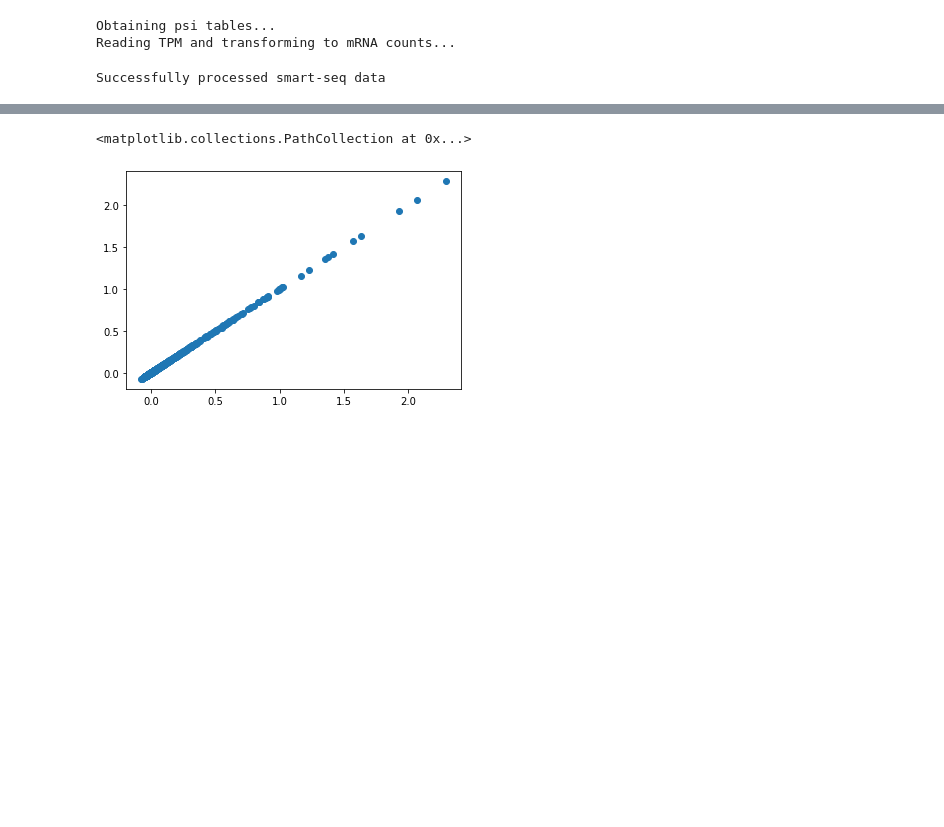
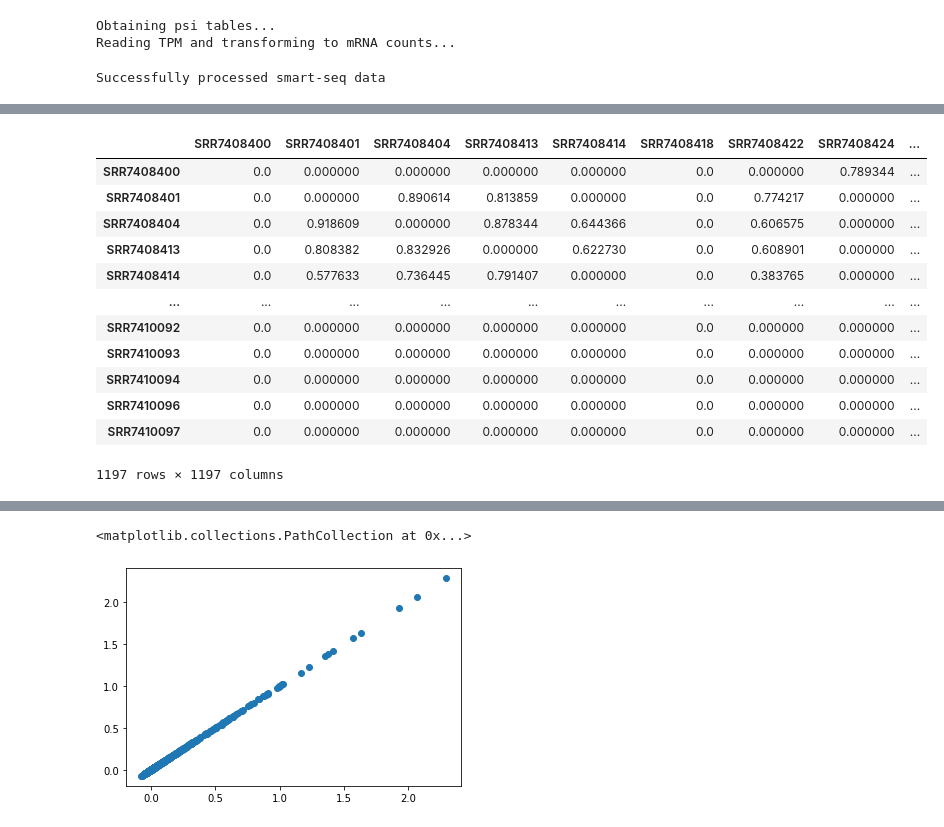
Before and after one commit to lareaulab/psix, a Jupyter notebook: psix/Untitled.ipynb, the cells around one changed output, grey strips where cells are left out. Saved outputs shown, nothing was run; the diff lists cells and outputs as text; code cells hidden in the pictures; blank space fills up the shorter version.

```diff
--- a/psix/Untitled.ipynb
+++ b/psix/Untitled.ipynb
@@ -148,0 +381,16 @@ psix_object.get_cell_metric(latent='/mnt/lareaulab/cfbuenabadn/data_sc_regulatio
+# %%
+psix_object.adata.uns['cell_metric']
+# %% [output]
+|  | SRR7408400 | SRR7408401 | SRR7408404 | SRR7408413 | SRR7408414 | SRR7408418 | SRR7408422 | SRR7408424 | ... |
+| SRR7408400 | 0.0 | 0.000000 | 0.000000 | 0.000000 | 0.000000 | 0.0 | 0.000000 | 0.789344 | ... |
+| SRR7408401 | 0.0 | 0.000000 | 0.890614 | 0.813859 | 0.000000 | 0.0 | 0.774217 | 0.000000 | ... |
+| SRR7408404 | 0.0 | 0.918609 | 0.000000 | 0.878344 | 0.644366 | 0.0 | 0.606575 | 0.000000 | ... |
+| SRR7408413 | 0.0 | 0.808382 | 0.832926 | 0.000000 | 0.622730 | 0.0 | 0.608901 | 0.000000 | ... |
+| SRR7408414 | 0.0 | 0.577633 | 0.736445 | 0.791407 | 0.000000 | 0.0 | 0.383765 | 0.000000 | ... |
+| ... | ... | ... | ... | ... | ... | ... | ... | ... | ... |
+| SRR7410092 | 0.0 | 0.000000 | 0.000000 | 0.000000 | 0.000000 | 0.0 | 0.000000 | 0.000000 | ... |
+| SRR7410093 | 0.0 | 0.000000 | 0.000000 | 0.000000 | 0.000000 | 0.0 | 0.000000 | 0.000000 | ... |
+| SRR7410094 | 0.0 | 0.000000 | 0.000000 | 0.000000 | 0.000000 | 0.0 | 0.000000 | 0.000000 | ... |
+| SRR7410096 | 0.0 | 0.000000 | 0.000000 | 0.000000 | 0.000000 | 0.0 | 0.000000 | 0.000000 | ... |
+| SRR7410097 | 0.0 | 0.000000 | 0.000000 | 0.000000 | 0.000000 | 0.0 | 0.000000 | 0.000000 | ... |
+1197 rows × 1197 columns
```
Also changed, not shown: parts of 70 cells of this notebook, 3 other files.
